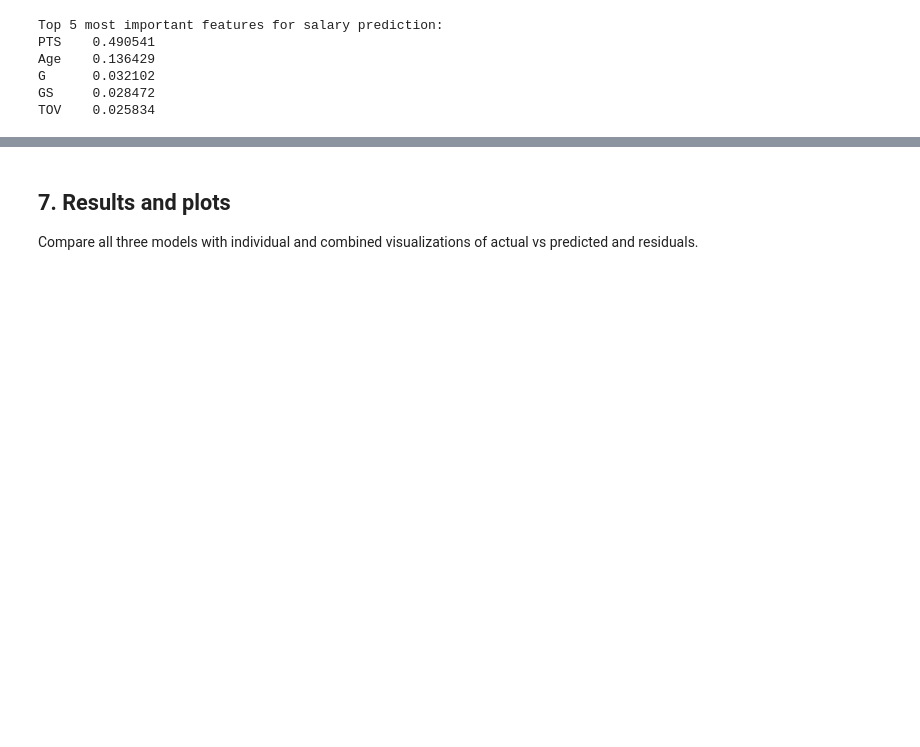
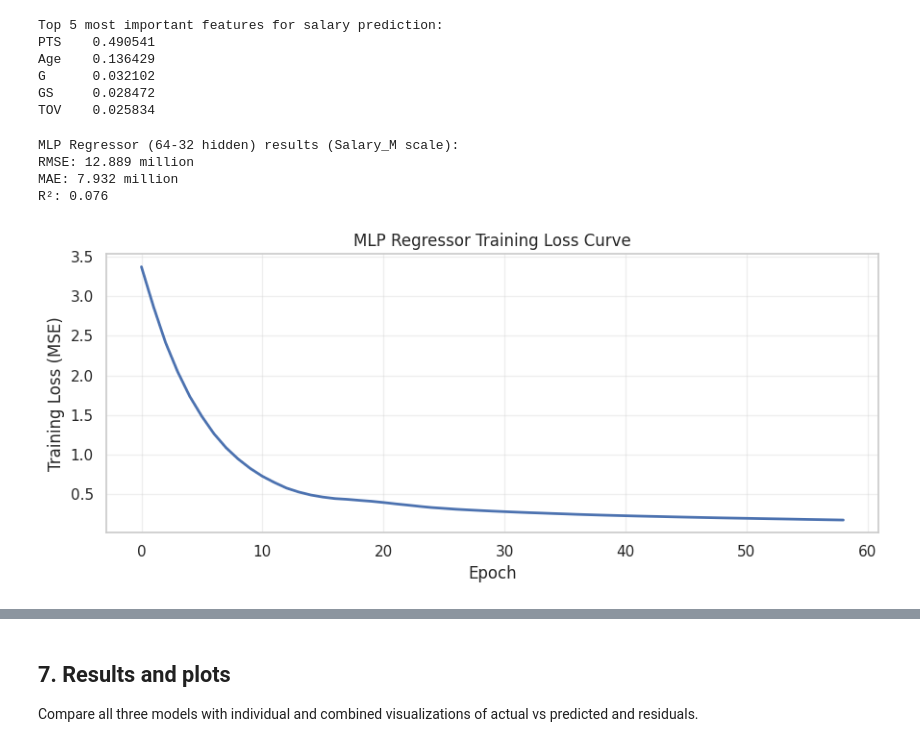
Before and after one commit to Brett-Dowling/NBAsalaryPredictor, a Jupyter notebook: baseline_salary_prediction.ipynb, the cells around one changed output, grey strips where cells are left out. Drawn from its saved outputs; the diff is of its cells as text; code cells hidden in the pictures; blank space fills up the shorter version.

Commit message:
Neural Net & MLP Implementation

```diff
--- a/baseline_salary_prediction.ipynb
+++ b/baseline_salary_prediction.ipynb
@@ -379,0 +384,34 @@ TOV    0.025834
+# %%
+from sklearn.neural_network import MLPRegressor
+
+# Start with architecture similar to HW3: (64, 32) hidden layers
+mlp_reg = MLPRegressor(
+    hidden_layer_sizes=(64, 32),
+    activation='relu',
+    max_iter=1000,
+    random_state=42,
+    early_stopping=True,  # Prevent overfitting
+    validation_fraction=0.2
+)
+
+mlp_reg.fit(X_train_scaled, y_train)
+y_pred_mlp = mlp_reg.predict(X_test_scaled)
+mlp_rmse, mlp_mae, mlp_r2 = evaluate(y_test, y_pred_mlp)
+
+print("MLP Regressor (64-32 hidden) results (Salary_M scale):")
+print("RMSE:", round(mlp_rmse, 3), "million")
+print("MAE:", round(mlp_mae, 3), "million")
+print("R²:", round(mlp_r2, 3))
+
+# Plot training loss curve (like your HW3)
+plt.figure(figsize=(9, 4))
+plt.plot(mlp_reg.loss_curve_, "b-", lw=2)
+plt.xlabel("Epoch"); plt.ylabel("Training Loss (MSE)")
+plt.title("MLP Regressor Training Loss Curve")
+plt.grid(True, alpha=0.3); plt.tight_layout(); plt.show()
+# %% [output]
+MLP Regressor (64-32 hidden) results (Salary_M scale):
+RMSE: 12.889 million
+MAE: 7.932 million
+R²: 0.076
+[figure, added]
```
Also changed, not shown: parts of 5 cells of this notebook, 1 other file.
